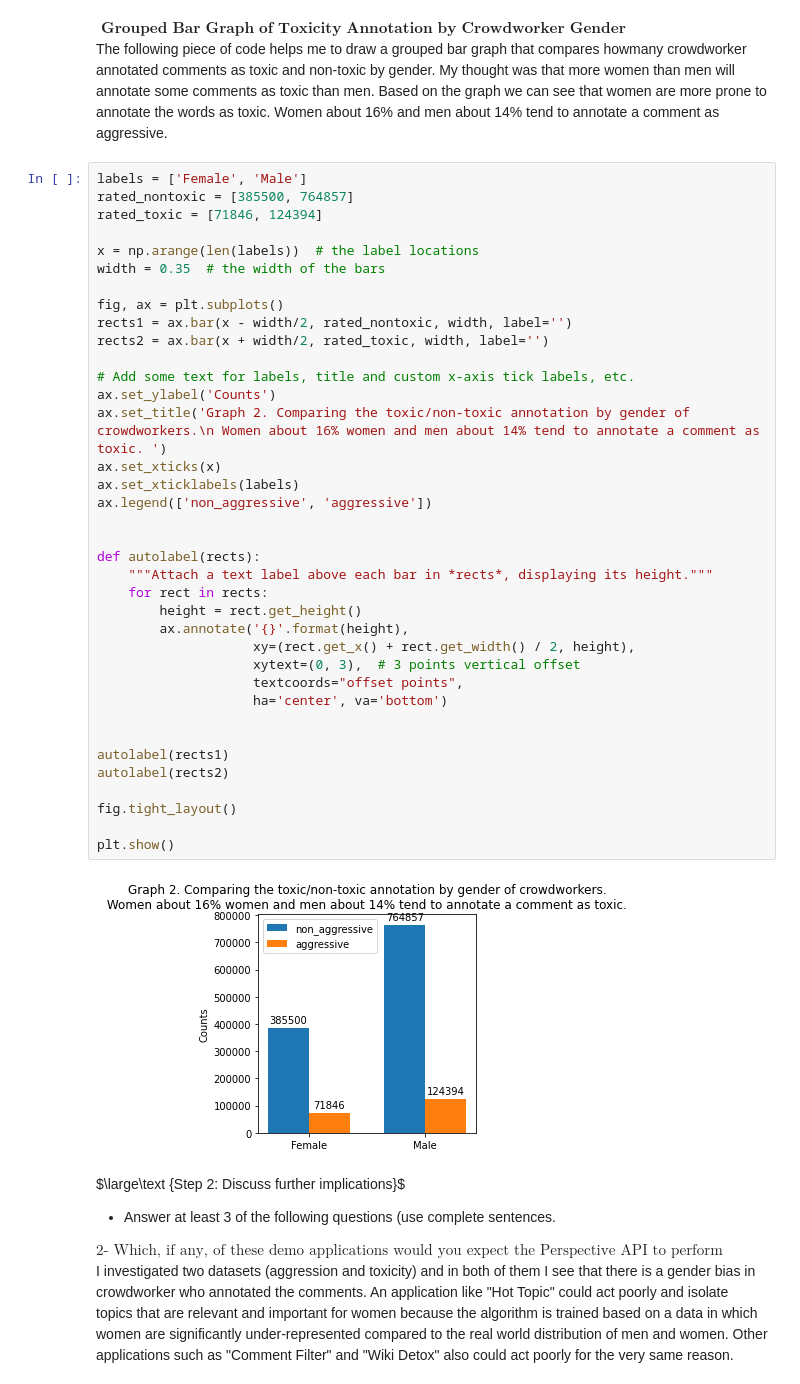
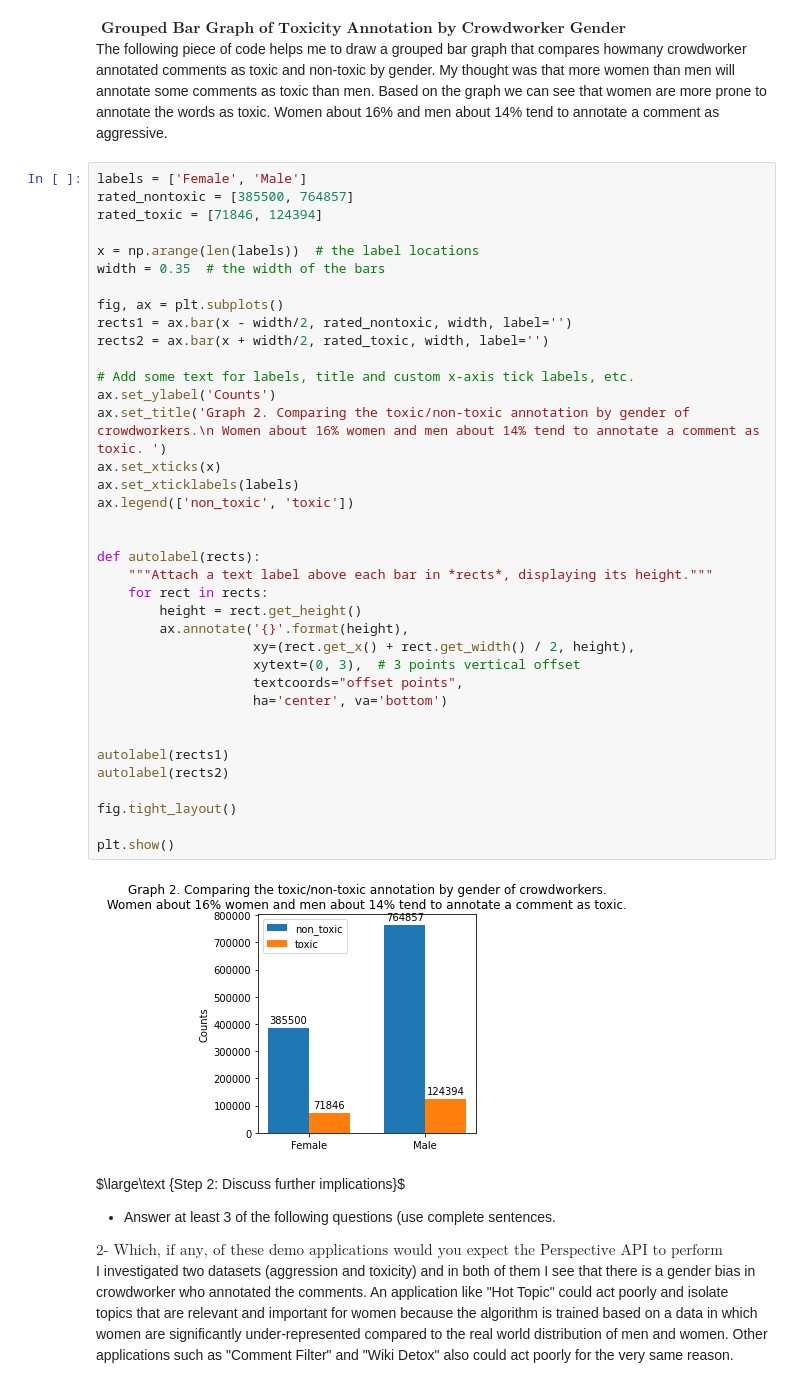
Before and after one commit to dibay/data-512, a Jupyter notebook: data-512-a2/a2.ipynb, the cells around one changed output. Cells and saved outputs as stored; diff of their text form.

Commit message:
Update Graph 2

```diff
--- a/data-512-a2/a2.ipynb
+++ b/data-512-a2/a2.ipynb
@@ -200,35 +200,35 @@ width = 0.35  # the width of the bars
 
 fig, ax = plt.subplots()
 rects1 = ax.bar(x - width/2, rated_nontoxic, width, label='')
 rects2 = ax.bar(x + width/2, rated_toxic, width, label='')
 
 # Add some text for labels, title and custom x-axis tick labels, etc.
 ax.set_ylabel('Counts')
 ax.set_title('Graph 2. Comparing the toxic/non-toxic annotation by gender of crowdworkers.\n Women about 16% women and men about 14% tend to annotate a comment as toxic. ')
 ax.set_xticks(x)
 ax.set_xticklabels(labels)
-ax.legend(['non_aggressive', 'aggressive'])
+ax.legend(['non_toxic', 'toxic'])
 
 
 def autolabel(rects):
     """Attach a text label above each bar in *rects*, displaying its height."""
     for rect in rects:
         height = rect.get_height()
         ax.annotate('{}'.format(height),
                     xy=(rect.get_x() + rect.get_width() / 2, height),
                     xytext=(0, 3),  # 3 points vertical offset
                     textcoords="offset points",
                     ha='center', va='bottom')
 
 
 autolabel(rects1)
 autolabel(rects2)
 
 fig.tight_layout()
 
 plt.show()
 # %% [output]
-[figure, old version]
+[figure, new version]
 # %% [markdown]
 $\large\text {Step 2: Discuss further implications}\$
 
```
Also changed, not shown: 1 other file.
